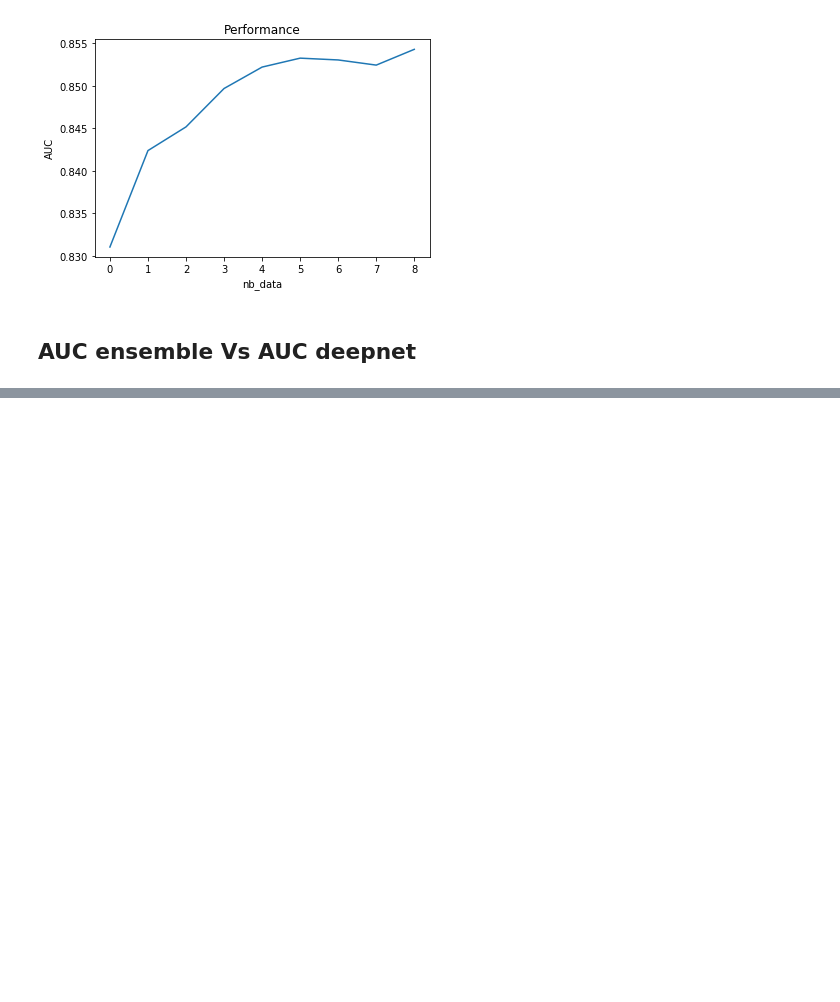
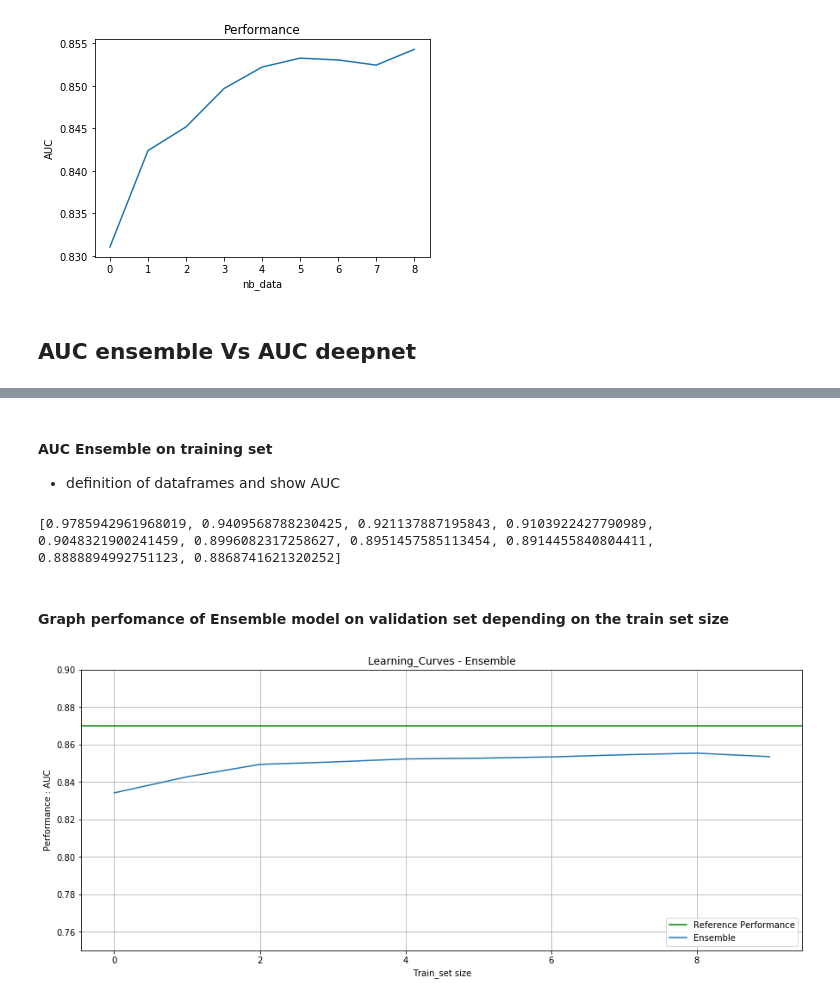
Before and after one commit to Simplon-IA-Bdx-1/give-me-some-credit-Beatrix84, a Jupyter notebook: Learning_curves.ipynb, the cells around one changed output, grey strips where cells are left out. Cells and saved outputs as stored; diff of their text form; code cells hidden in the pictures; blank space fills up the shorter version.

```diff
--- a/Learning_curves.ipynb
+++ b/Learning_curves.ipynb
@@ -186,0 +596,24 @@ plt.plot(table)
+# %%
+df_val_e_10 = pd.read_csv('Prediction_val_ensemble_10.csv', index_col = 0)
+df_val_e_20 = pd.read_csv('Prediction_val_ensemble_20.csv', index_col = 0)
+df_val_e_30 = pd.read_csv('Prediction_val_ensemble_30.csv', index_col = 0)
+df_val_e_40 = pd.read_csv('Prediction_val_ensemble_40.csv', index_col = 0)
+df_val_e_50 = pd.read_csv('Prediction_val_ensemble_50.csv', index_col = 0)
+df_val_e_60 = pd.read_csv('Prediction_val_ensemble_60.csv', index_col = 0)
+df_val_e_70 = pd.read_csv('Prediction_val_ensemble_70.csv', index_col = 0)
+df_val_e_80 = pd.read_csv('Prediction_val_ensemble_80.csv', index_col = 0)
+df_val_e_90 = pd.read_csv('Prediction_val_ensemble_90.csv', index_col = 0)
+df_val_e_100 = pd.read_csv('Prediction_val_ensemble_100.csv', index_col = 0)
+
+auc_val_e_set = [auc_sum(df_val_e_10),
+                 auc_sum(df_val_e_20),
+                 auc_sum(df_val_e_30),
+                 auc_sum(df_val_e_40),
+                 auc_sum(df_val_e_50),
+                 auc_sum(df_val_e_60),
+                 auc_sum(df_val_e_70),
+                 auc_sum(df_val_e_80),
+                 auc_sum(df_val_e_90),
+                 auc_sum(df_val_e_100)
+                ]
+print(auc_val_e_set)
@@ -186,0 +680,44 @@ plt.plot(table)
+# %% [markdown]
+#### AUC Ensemble on training set
+- definition of dataframes and show AUC
+# %%
+df_train_e_10 = pd.read_csv('Prediction_train_ensemble_10.csv', index_col = 0)
+df_train_e_20 = pd.read_csv('Prediction_train_ensemble_20.csv', index_col = 0)
+df_train_e_30 = pd.read_csv('Prediction_train_ensemble_30.csv', index_col = 0)
+df_train_e_40 = pd.read_csv('Prediction_train_ensemble_40.csv', index_col = 0)
+df_train_e_50 = pd.read_csv('Prediction_train_ensemble_50.csv', index_col = 0)
+df_train_e_60 = pd.read_csv('Prediction_train_ensemble_60.csv', index_col = 0)
+df_train_e_70 = pd.read_csv('Prediction_train_ensemble_70.csv', index_col = 0)
+df_train_e_80 = pd.read_csv('Prediction_train_ensemble_80.csv', index_col = 0)
+df_train_e_90 = pd.read_csv('Prediction_train_ensemble_90.csv', index_col = 0)
+df_train_e_100 = pd.read_csv('Prediction_train_ensemble_100.csv', index_col = 0)
+
+auc_train_e_set = [auc_sum(df_train_e_10),
+                 auc_sum(df_train_e_20),
+                 auc_sum(df_train_e_30),
+                 auc_sum(df_train_e_40),
+                 auc_sum(df_train_e_50),
+                 auc_sum(df_train_e_60),
+                 auc_sum(df_train_e_70),
+                 auc_sum(df_train_e_80),
+                 auc_sum(df_train_e_90),
+                 auc_sum(df_train_e_100)
+                ]
+print(auc_train_e_set)
+# %% [output]
+[0.9785942961968019, 0.9409568788230425, 0.921137887195843, 0.9103922427790989, 0.9048321900241459, 0.8996082317258627, 0.8951457585113454, 0.8914455840804411, 0.8888894992751123, 0.8868741621320252]
+# %% [markdown]
+#### Graph perfomance of Ensemble model on validation set depending on the train set size
+# %%
+plt.xlabel("Train_set size")
+plt.ylabel("Performance : AUC")
+plt.title("Learning_Curves - Ensemble")
+plt.grid()
+plt.axhline(y=0.87, color = 'green', label="Reference Performance")
+plt.ylim(0.75,0.9)
+plt.plot(auc_val_e_set, label= "Ensemble")
+plt.legend(loc='lower right')
+plt.rcParams['figure.figsize'] = [15 , 6]
+plt.show()
+# %% [output]
+[figure, added]
```
Also changed, not shown: parts of 46 cells of this notebook.
